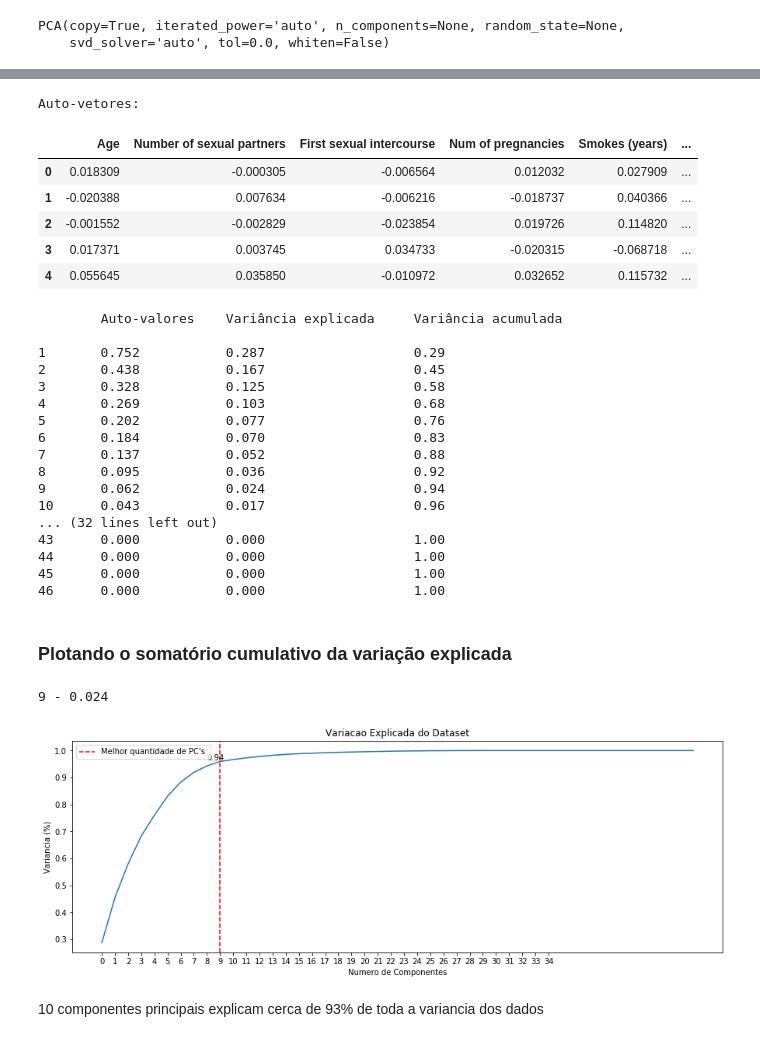
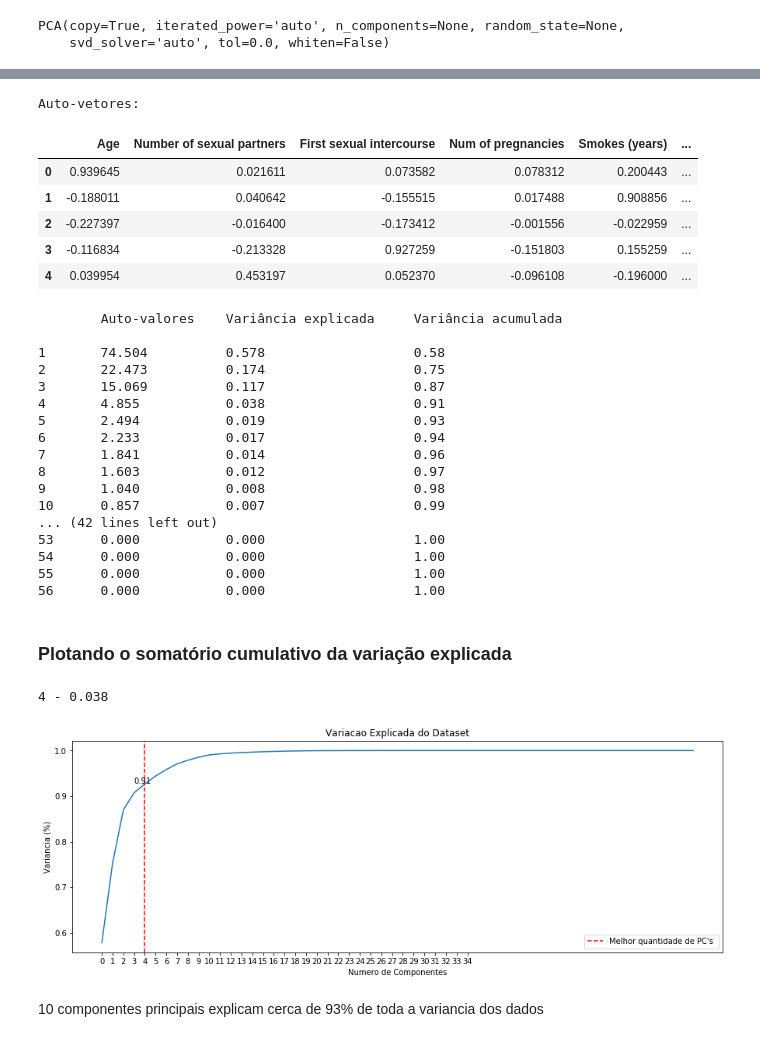
Before and after one commit to jcabralc/projeto_SIN5007_rec_padroes, a Jupyter notebook: atividade3-pca/atividade3-pca-OHE-teste.ipynb, the cells around one changed output, grey strips where cells are left out. Cells and saved outputs as stored; diff of their text form; code cells hidden in the pictures.

```diff
--- a/atividade3-pca/atividade3-pca-OHE-teste.ipynb
+++ b/atividade3-pca/atividade3-pca-OHE-teste.ipynb
@@ -142,7 +142,11 @@ df_processed['STDs:HPV'] = df_processed['STDs:HPV'].fillna(0)
 
 df_processed = pd.get_dummies(data=df_processed, columns=['Smokes','Hormonal Contraceptives','IUD','STDs',
                                                 'Dx:Cancer','Dx:CIN','Dx:HPV','Dx','Hinselmann',
-                                                'Citology','Schiller'])
+                                                'Citology','Schiller', 'STDs:condylomatosis', 'STDs:cervical condylomatosis',
+                                                'STDs:vaginal condylomatosis',  'STDs:vulvo-perineal condylomatosis',
+                                                'STDs:syphilis', 'STDs:pelvic inflammatory disease','STDs:genital herpes',
+                                                'STDs:molluscum contagiosum', 'STDs:AIDS', 'STDs:HIV', 'STDs:Hepatitis B',
+                                                'STDs:HPV'])
 # %%
 df_processed.isnull().sum()
 # %% [output]
@@ -234,3 +240,6 @@ X_train_res.shape, y_train_res.shape
+# %%
+X_train_escala_orig = pd.DataFrame(minmax_scale.inverse_transform(X_train_res))
+X_train_escala_orig.columns = X_train_res.columns.tolist()
 # %% [markdown]
 Aumentamos nosso dataset de treino e teste de 643 para 1208
 # %% [markdown]
@@ -242,6 +249,6 @@ IMPORTANTE: A matriz já foi normalizada em MinMax
 # %%
 pca = PCA()
-pca.fit(X_train_res)
+pca.fit(X_train_escala_orig)
 # %% [output]
 PCA(copy=True, iterated_power='auto', n_components=None, random_state=None,
     svd_solver='auto', tol=0.0, whiten=False)
@@ -272,11 +279,11 @@ autovetores.head()
 # %% [output]
 Auto-vetores:
 |  | Age | Number of sexual partners | First sexual intercourse | Num of pregnancies | Smokes (years) | ... |
-| 0 | 0.018309 | -0.000305 | -0.006564 | 0.012032 | 0.027909 | ... |
-| 1 | -0.020388 | 0.007634 | -0.006216 | -0.018737 | 0.040366 | ... |
-| 2 | -0.001552 | -0.002829 | -0.023854 | 0.019726 | 0.114820 | ... |
-| 3 | 0.017371 | 0.003745 | 0.034733 | -0.020315 | -0.068718 | ... |
-| 4 | 0.055645 | 0.035850 | -0.010972 | 0.032652 | 0.115732 | ... |
+| 0 | 0.939645 | 0.021611 | 0.073582 | 0.078312 | 0.200443 | ... |
+| 1 | -0.188011 | 0.040642 | -0.155515 | 0.017488 | 0.908856 | ... |
+| 2 | -0.227397 | -0.016400 | -0.173412 | -0.001556 | -0.022959 | ... |
+| 3 | -0.116834 | -0.213328 | 0.927259 | -0.151803 | 0.155259 | ... |
+| 4 | 0.039954 | 0.453197 | 0.052370 | -0.096108 | -0.196000 | ... |
 # %%
 autovalores = pca.explained_variance_.tolist()
 variancia = pca.explained_variance_ratio_
@@ -290,21 +297,21 @@ for (num,item) in enumerate(variancia_acumulada):
 # %% [output]
         Auto-valores    Variância explicada     Variância acumulada
 
-1       0.752           0.287                   0.29
-2       0.438           0.167                   0.45
-3       0.328           0.125                   0.58
-4       0.269           0.103                   0.68
-5       0.202           0.077                   0.76
-6       0.184           0.070                   0.83
-7       0.137           0.052                   0.88
-8       0.095           0.036                   0.92
-9       0.062           0.024                   0.94
-10      0.043           0.017                   0.96
-... (32 lines left out)
-43      0.000           0.000                   1.00
-44      0.000           0.000                   1.00
-45      0.000           0.000                   1.00
-46      0.000           0.000                   1.00
+1       74.504          0.578                   0.58
+2       22.473          0.174                   0.75
+3       15.069          0.117                   0.87
+4       4.855           0.038                   0.91
+5       2.494           0.019                   0.93
+6       2.233           0.017                   0.94
+7       1.841           0.014                   0.96
+8       1.603           0.012                   0.97
+9       1.040           0.008                   0.98
+10      0.857           0.007                   0.99
+... (42 lines left out)
+53      0.000           0.000                   1.00
+54      0.000           0.000                   1.00
+55      0.000           0.000                   1.00
+56      0.000           0.000                   1.00
 # %% [markdown]
 ### Plotando o somatório cumulativo da variação explicada
 # %%
@@ -317,22 +324,24 @@ best_var = max(max_var)
 # +1 porque a tabela acima começa com 1 e nao com 0
 print('{} - {:.3f}'.format(best_var+1,variancia[best_var]))
 # %% [output]
-9 - 0.024
+4 - 0.038
 # %%
 # Plotando o somatório cumulativo da variação explicada
-plt.figure(figsize=(15,5))
+PCA_OHE = plt.figure(figsize=(15,5))
 plt.plot(np.cumsum(variancia))
 plt.xlabel('Numero de Componentes')
 plt.ylabel('Variancia (%)') #for each component
 plt.xticks(range(0,35))
 plt.axvline(best_var+1, 0, 1, label='Melhor quantidade de PC\'s ',  color='r', linestyle='--')
 plt.legend()
 plt.title('Variacao Explicada do Dataset')
 plt.annotate('{:.2f}'.format(variancia_acumulada[best_var]),
             xy=(best_var, variancia_acumulada[best_var]+0.02), )
 plt.show()
+
+PCA_OHE.savefig("PCA_OHE.png", bbox_inches='tight', dpi=600)
 # %% [output]
-[figure, old version]
+[figure, new version]
 # %% [markdown]
 10 componentes principais explicam cerca de 93% de toda a variancia dos dados
 # %% [markdown]
```
Also changed, not shown: parts of 17 cells of this notebook, 5 other files.
